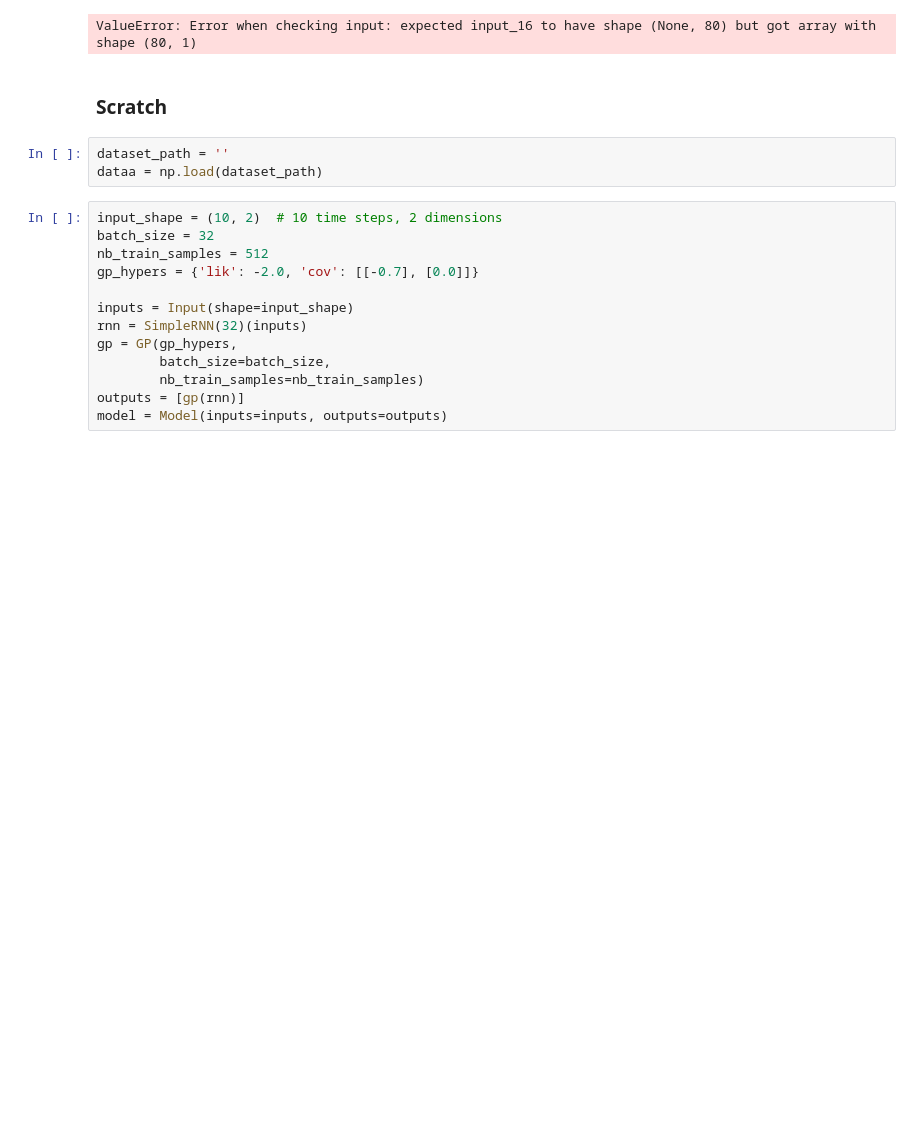
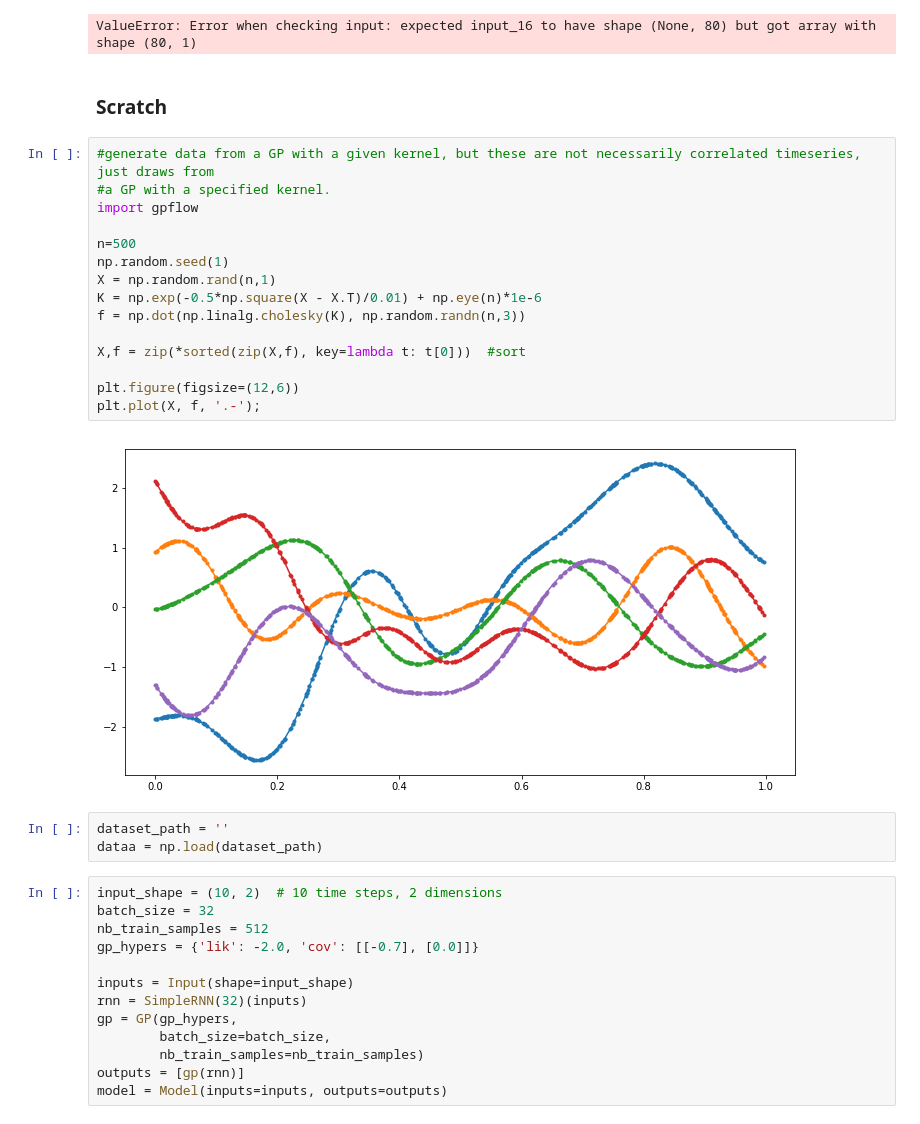
Before and after one commit to silburt/gp_nn, a Jupyter notebook: Simple_example.ipynb, the cells around one changed output. Drawn from its saved outputs; the diff is of its cells as text; blank space fills up the shorter version.

```diff
--- a/Simple_example.ipynb
+++ b/Simple_example.ipynb
@@ -194,6 +227,23 @@ Training...
 ValueError: Error when checking input: expected input_16 to have shape (None, 80) but got array with shape (80, 1)
 # %% [markdown]
 ### Scratch
+# %%
+#generate data from a GP with a given kernel, but these are not necessarily correlated timeseries, just draws from
+#a GP with a specified kernel.
+import gpflow
+
+n=500
+np.random.seed(1)
+X = np.random.rand(n,1)
+K = np.exp(-0.5*np.square(X - X.T)/0.01) + np.eye(n)*1e-6
+f = np.dot(np.linalg.cholesky(K), np.random.randn(n,3))
+
+X,f = zip(*sorted(zip(X,f), key=lambda t: t[0]))  #sort
+
+plt.figure(figsize=(12,6))
+plt.plot(X, f, '.-');
+# %% [output]
+[figure, added]
 # %%
 dataset_path = ''
 dataa = np.load(dataset_path)
```
Also changed, not shown: parts of 9 cells of this notebook.
